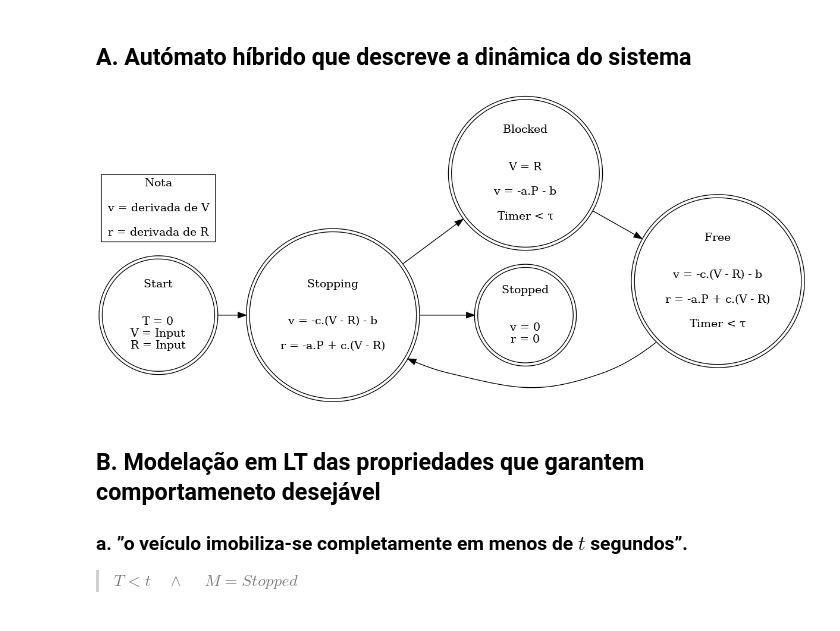
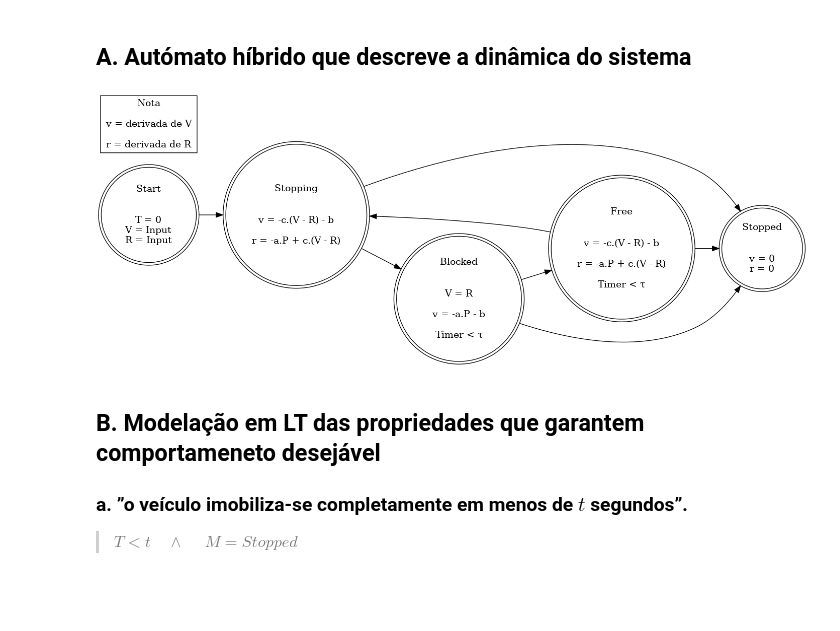
Before and after one commit to zoisper/LC-Projeto, a Jupyter notebook: 3/ABS.ipynb, the cells around one changed output. Cells and saved outputs as stored; diff of their text form; code cells hidden in the pictures; blank space fills up the shorter version.

```diff
--- a/3/ABS.ipynb
+++ b/3/ABS.ipynb
@@ -69,26 +117,28 @@ def draw(dot):
 # %%
 ABS = """digraph{
     rankdir=LR;
     Start [shape=doublecircle, label="Start\n\n\nT = 0\nV = Input\nR = Input"];
     Free [shape = doublecircle, label="Free\n\n\nv = -c.(V - R) - b\n\nr = -a.P + c.(V - R)\n\nTimer < τ"];
     Stopping [shape = doublecircle, label="Stopping\n\n\nv = -c.(V - R) - b\n\nr = -a.P + c.(V - R)"];
     Blocked [shape = doublecircle, label="Blocked\n\n\nV = R\n\nv = -a.P - b\n\nTimer < τ"];
     Stopped [shape = doublecircle, label="Stopped\n\n\nv = 0\nr = 0"];
 
     Nota [shape=box, label="Nota\n\nv = derivada de V\n\nr = derivada de R"];
 
     Start -> Stopping;
     Free -> Stopping;
     Stopping -> Blocked;
     Stopping -> Stopped;
     Blocked -> Free;
+    Blocked -> Stopped;
+    Free -> Stopped;
 
 
 }"""
 
 draw(ABS)
 # %% [output]
-[figure, old version]
+[figure, new version]
 # %% [markdown]
 ## B. Modelação em LT das propriedades que garantem comportameneto desejável
 ### a. ”o veículo imobiliza-se completamente em menos de $t$ segundos”.<br>
```
Also changed, not shown: parts of 3 cells of this notebook.
